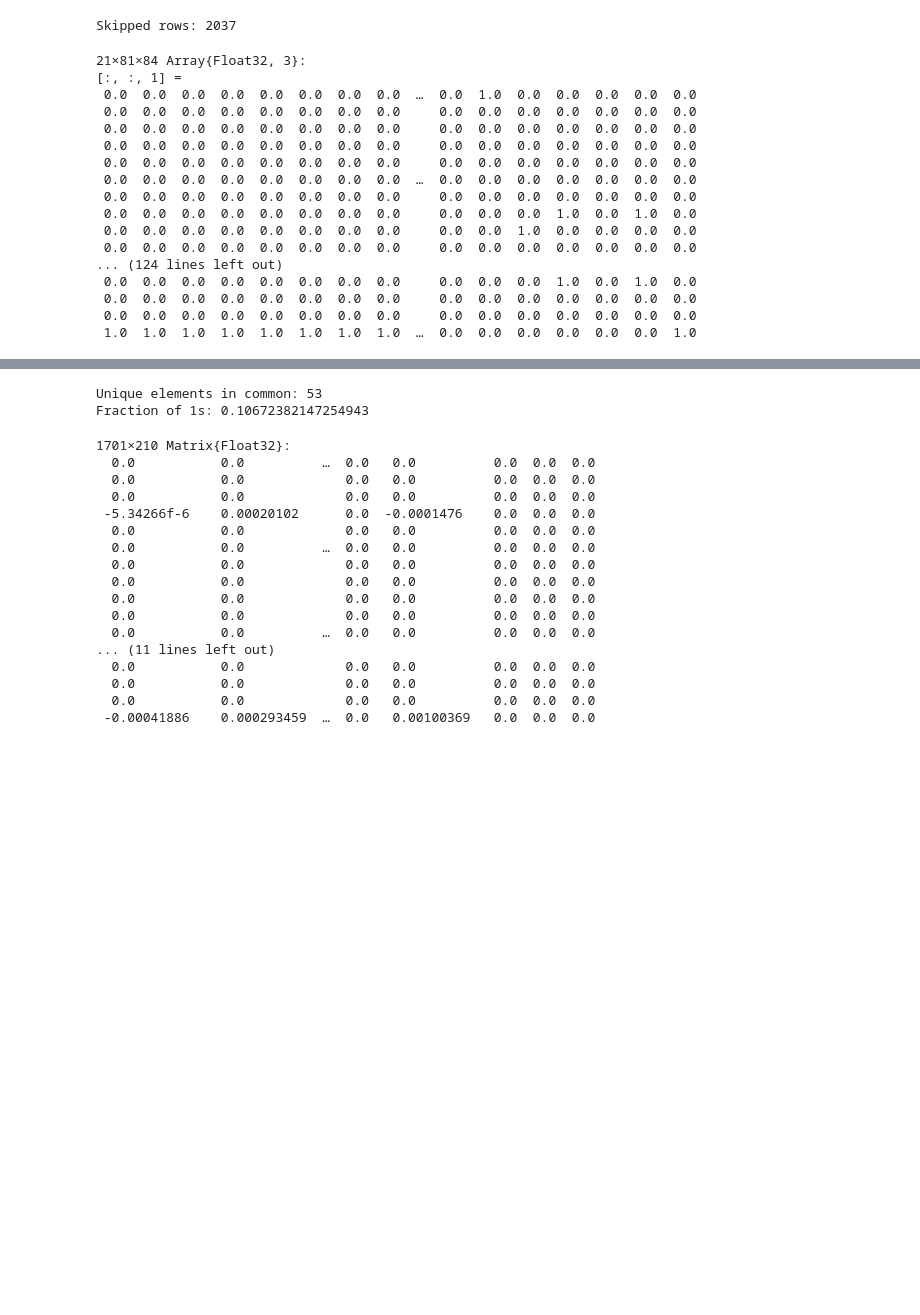
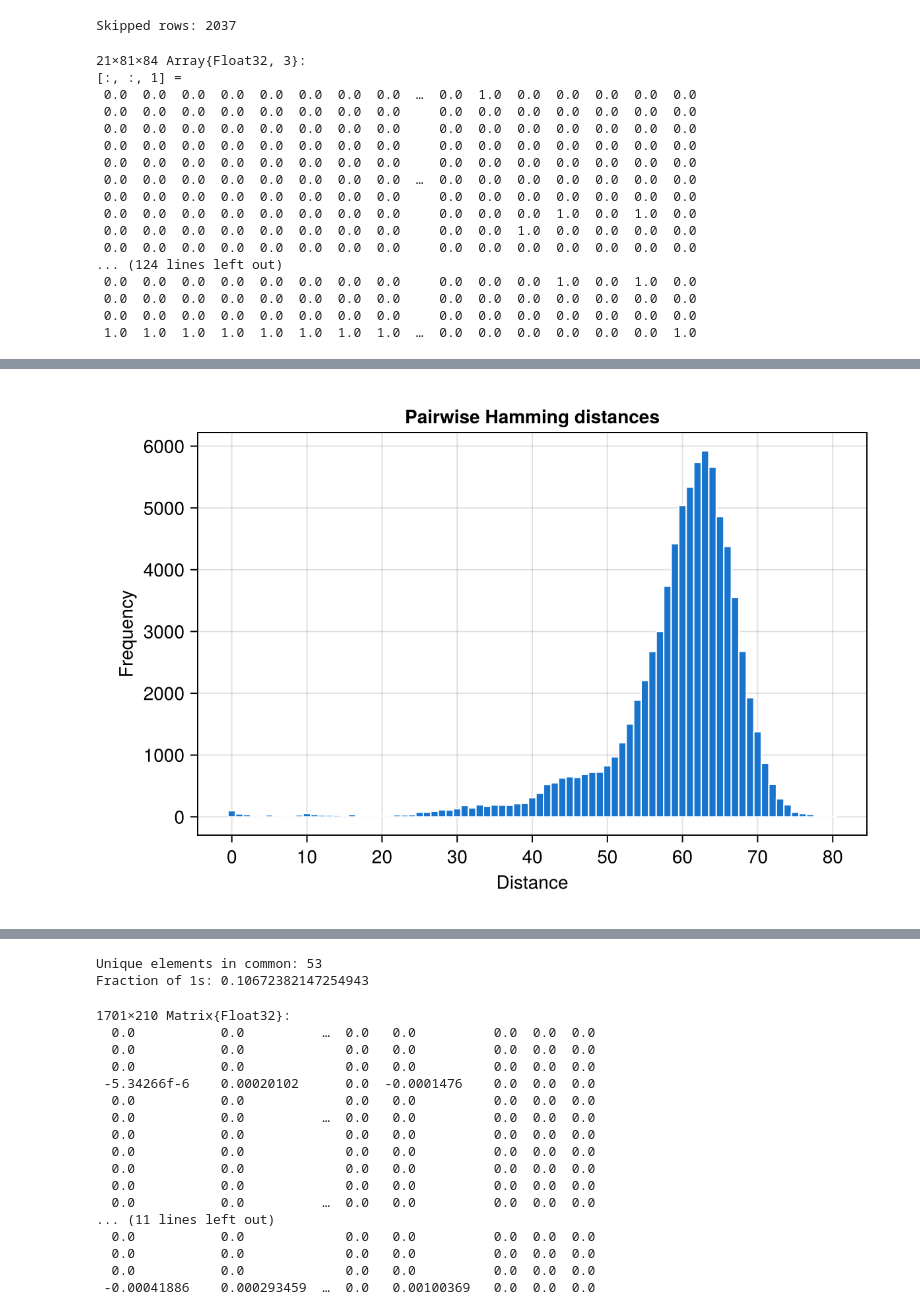
Before and after one commit to JacopoBoccato/bind_RBM, a Jupyter notebook: notebooks/Gogl_Stiffler.ipynb, the cells around one changed output, grey strips where cells are left out. Saved outputs shown, nothing was run; the diff lists cells and outputs as text; code cells hidden in the pictures; blank space fills up the shorter version.

```diff
--- a/notebooks/Gogl_Stiffler.ipynb
+++ b/notebooks/Gogl_Stiffler.ipynb
@@ -77,0 +141,90 @@ Skipped rows: 2037
+# %%
+using Random
+using CairoMakie
+
+function hamming_histogram(filepath::AbstractString;
+    subset=nothing,
+    title::AbstractString="Pairwise Hamming distances",
+    rng::AbstractRNG=Random.default_rng()
+)
+    # --- Read sequences (one per non-empty line) ---
+    seqs = String[]
+    open(filepath, "r") do io
+        for line in eachline(io)
+            s = strip(line)
+            isempty(s) && continue
+            push!(seqs, s)
+        end
+    end
+    isempty(seqs) && error("No sequences found in file: $filepath")
+
+    # --- Select subset ---
+    idxs = if subset === nothing
+        collect(1:length(seqs))
+    elseif subset isa AbstractVector{<:Integer}
+        collect(subset)
+    elseif subset isa Integer
+        n = Int(subset)
+        n <= 0 && error("subset (Int) must be positive.")
+        n > length(seqs) && error("subset=$n > number of sequences=$(length(seqs)).")
+        sort(Random.randperm(rng, length(seqs))[1:n])
+    else
+        error("subset must be nothing, a vector of indices, or an Int sample size.")
+    end
+
+    sel = seqs[idxs]
+    length(sel) < 2 && error("Need at least 2 sequences to compute pairwise distances.")
+
+    # --- Ensure consistent lengths (typical for alignments) ---
+    L = length(sel[1])
+    for (k, s) in pairs(sel)
+        length(s) == L || error("Sequence lengths differ in subset; expected $L, got $(length(s)) at subset position $k.")
+    end
+
+    # --- Hamming distance INCLUDING gaps ---
+    @inline function hdist(a::String, b::String)
+        dist = 0
+        @inbounds for i in 1:length(a)
+            dist += (a[i] != b[i])
+        end
+        return dist
+    end
+
+    distances = Int[]
+    m = length(sel)
+    for i in 1:(m - 1)
+        for j in (i + 1):m
+            push!(distances, hdist(sel[i], sel[j]))
+        end
+    end
+
+    if isempty(distances)
+        @warn "No comparable keys found."
+        return Figure()
+    end
+
+    # --- Plot histogram (discrete bins) ---
+    fig = Figure(size = (600, 400))
+    ax = Axis(fig[1, 1],
+        title = title,
+        xlabel = "Distance",
+        ylabel = "Frequency"
+    )
+
+    max_dist = maximum(distances)
+    hist!(ax, distances,
+        bins = -0.5:(max_dist + 0.5),
+        color = :dodgerblue3,
+        strokecolor = :white,
+        strokewidth = 1
+    )
+    ax.xticks = 0:10:max_dist
+
+    return fig
+end
+
+# Example:
+fig = hamming_histogram("/home/jboccato/Projects/bind_RBM/artifacts/data/first_5000_sequences.txt"; subset=400)
+display(fig)
+# %% [output]
+[figure, added]
```
Also changed, not shown: parts of 10 cells of this notebook, 8 other files.
